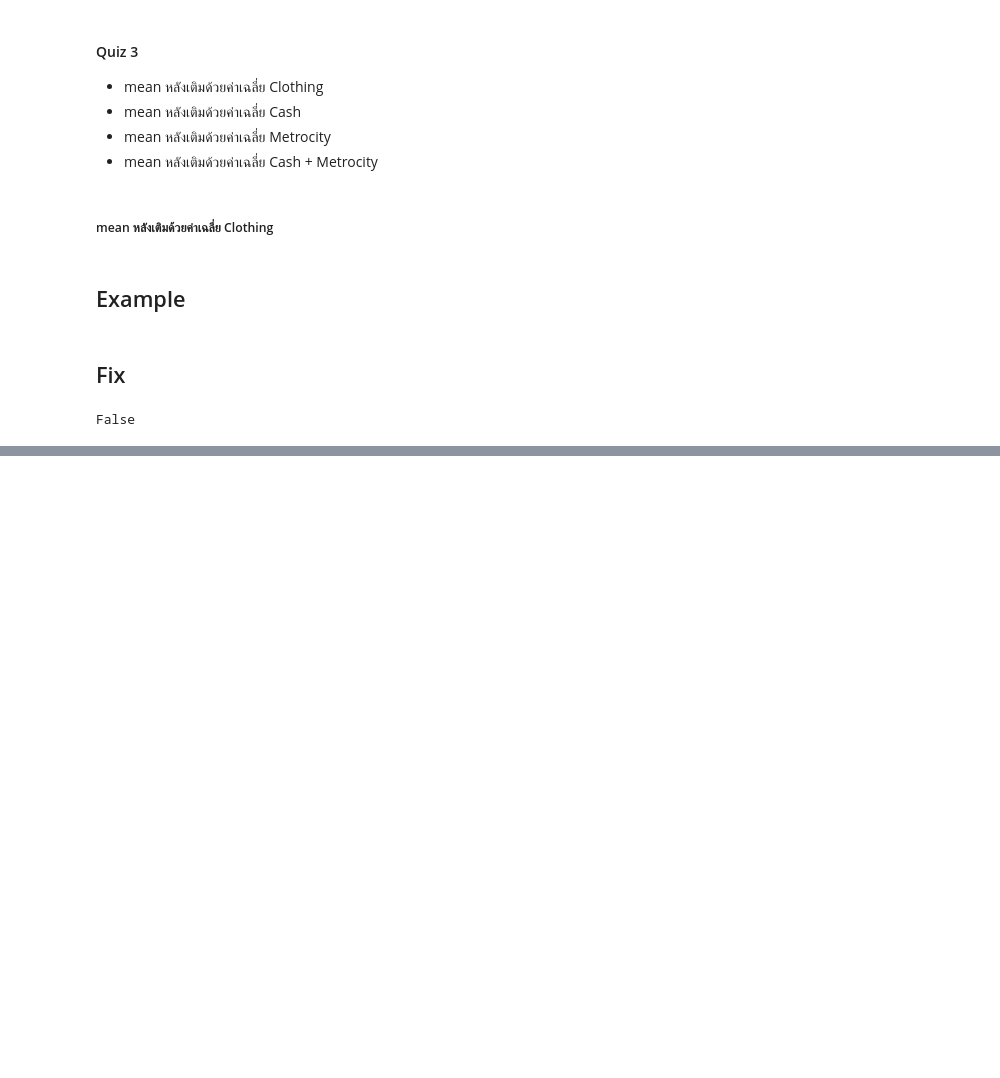
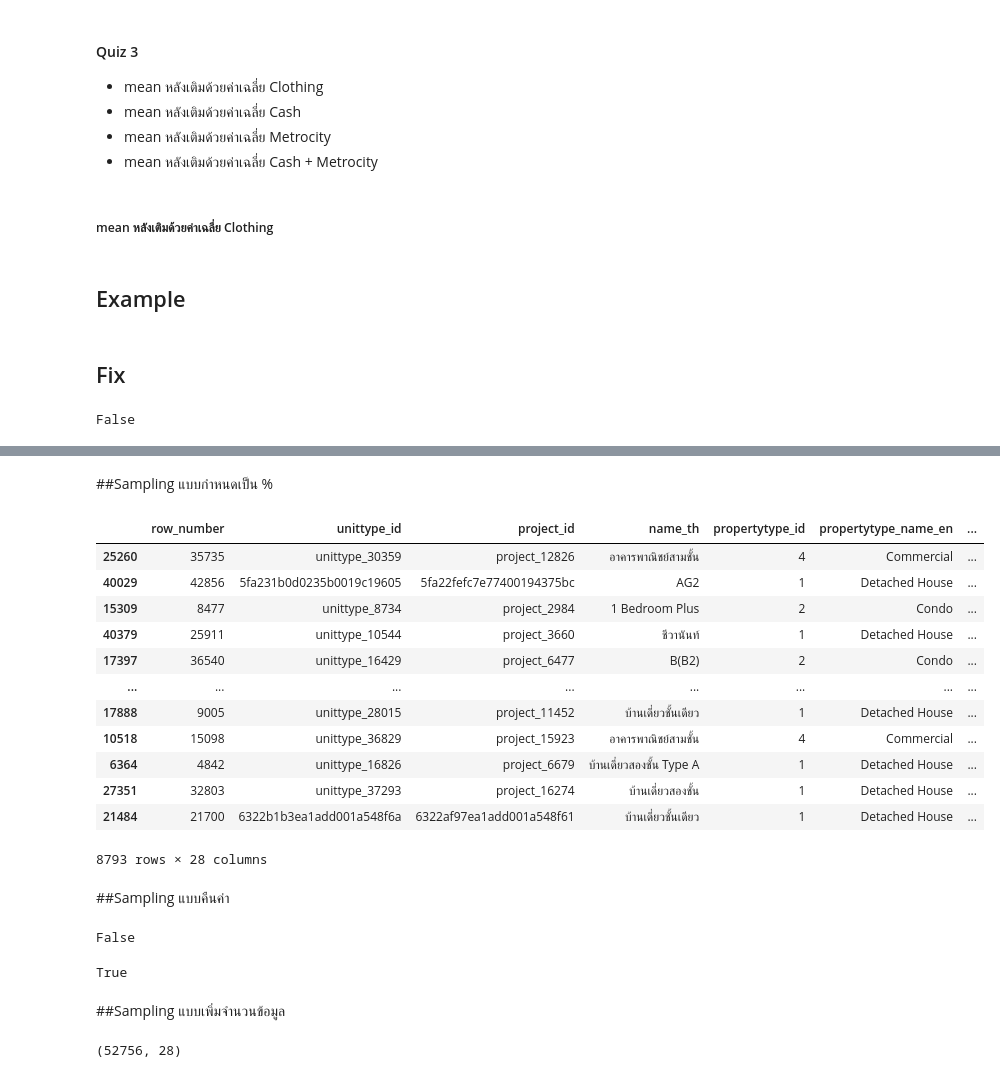
Before and after one commit to Natkitta252603/bsc_dpdm24, a Jupyter notebook: Chapter3_Data_Preprocessing.ipynb, the cells around one changed output, grey strips where cells are left out. Saved outputs shown, nothing was run; the diff lists cells and outputs as text; code cells hidden in the pictures; blank space fills up the shorter version.

```diff
--- a/Chapter3_Data_Preprocessing.ipynb
+++ b/Chapter3_Data_Preprocessing.ipynb
@@ -674,0 +399,37 @@ sam_with_replc_120.shape
+# %% [markdown]
+##Sampling แบบกำหนดเป็น %
+# %%
+unit_type_data.sample(frac=0.2, random_state=6)
+# %% [output]
+|  | row_number | unittype_id | project_id | name_th | propertytype_id | propertytype_name_en | ... |
+| 25260 | 35735 | unittype_30359 | project_12826 | อาคารพาณิชย์สามชั้น | 4 | Commercial | ... |
+| 40029 | 42856 | 5fa231b0d0235b0019c19605 | 5fa22fefc7e77400194375bc | AG2 | 1 | Detached House | ... |
+| 15309 | 8477 | unittype_8734 | project_2984 | 1 Bedroom Plus | 2 | Condo | ... |
+| 40379 | 25911 | unittype_10544 | project_3660 | ชีวานันท์ | 1 | Detached House | ... |
+| 17397 | 36540 | unittype_16429 | project_6477 | B(B2) | 2 | Condo | ... |
+| ... | ... | ... | ... | ... | ... | ... | ... |
+| 17888 | 9005 | unittype_28015 | project_11452 | บ้านเดี่ยวชั้นเดียว | 1 | Detached House | ... |
+| 10518 | 15098 | unittype_36829 | project_15923 | อาคารพาณิชย์สามชั้น | 4 | Commercial | ... |
+| 6364 | 4842 | unittype_16826 | project_6679 | บ้านเดี่ยวสองชั้น Type A | 1 | Detached House | ... |
+| 27351 | 32803 | unittype_37293 | project_16274 | บ้านเดี่ยวสองชั้น | 1 | Detached House | ... |
+| 21484 | 21700 | 6322b1b3ea1add001a548f6a | 6322af97ea1add001a548f61 | บ้านเดี่ยวชั้นเดียว | 1 | Detached House | ... |
+8793 rows × 28 columns
+# %% [markdown]
+##Sampling แบบคืนค่า
+# %%
+sam_no_replc = unit_type_data.sample(frac=0.2, random_state=6)
+sam_no_replc.duplicated().any() # ไม่มีซ้ำ เพราะแต่ละตัวมันจับกันแค่รอบเดียว
+# %% [output]
+False
+# %%
+sam_with_replc = unit_type_data.sample(frac=0.2, replace=True, random_state=6)
+sam_with_replc.duplicated().any() # Output=True แสดงว่า มีบาง data ที่ถูกสุ่มมา 2 รอบ
+# %% [output]
+True
+# %% [markdown]
+##Sampling แบบเพิ่มจำนวนข้อมูล
+# %%
+sam_with_replc_120 = unit_type_data.sample(frac=1.2, replace=True, random_state=6)
+sam_with_replc_120.shape
+# %% [output]
+(52756, 28)
```
Also changed, not shown: parts of 64 cells of this notebook.
